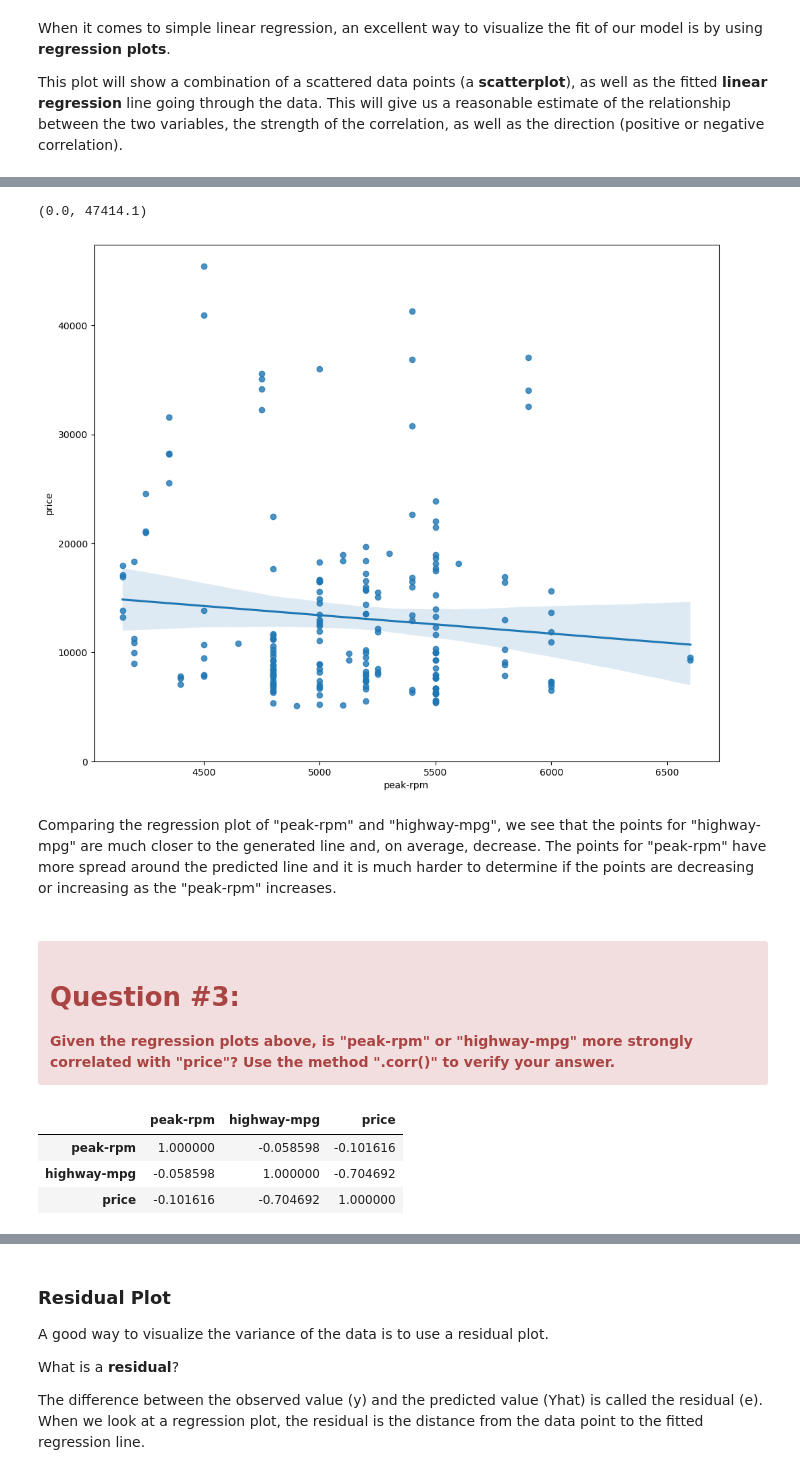
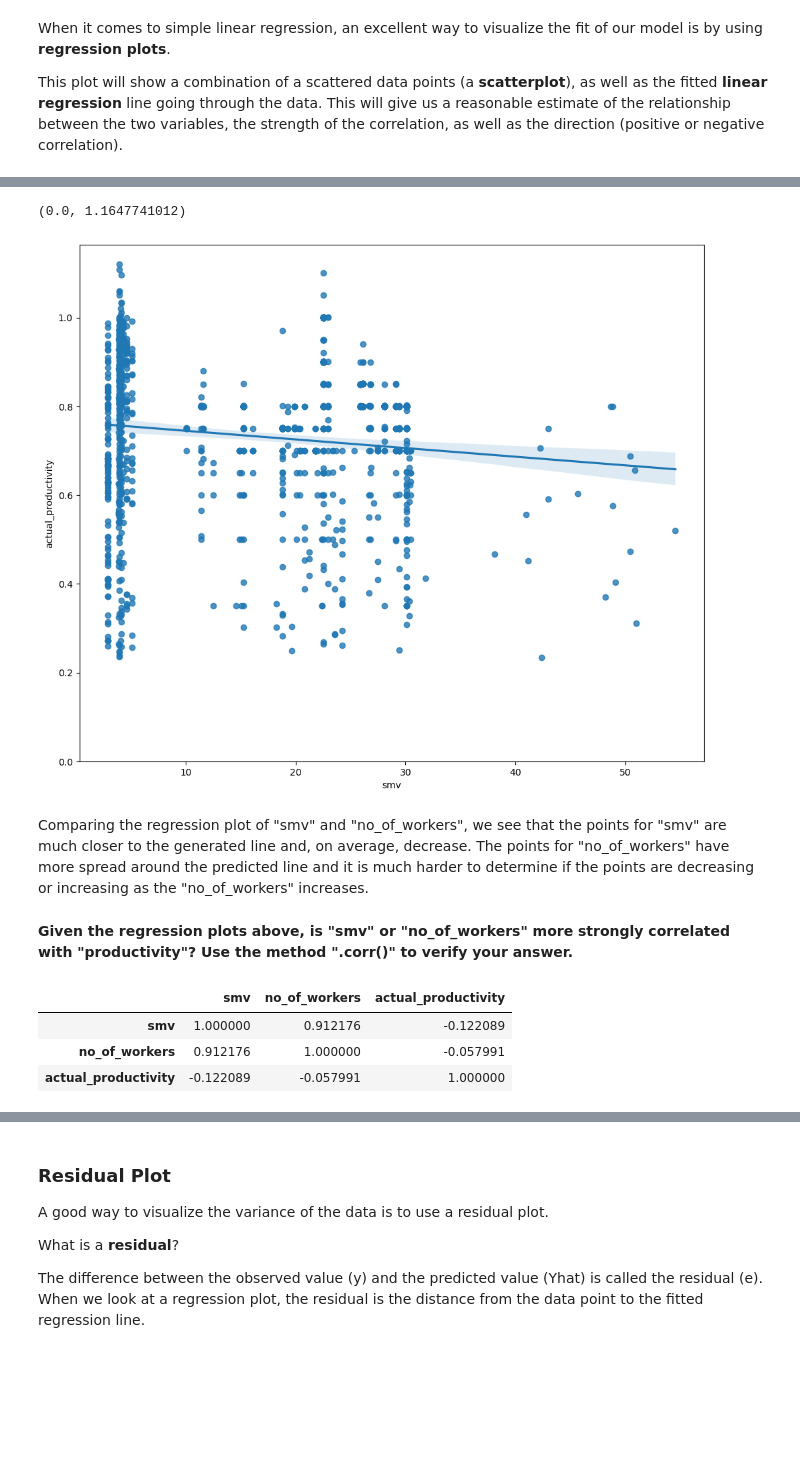
Before and after one commit to irenediaz1974/Portfolio2023, a Jupyter notebook: Textil Project/Model_Development.ipynb, the cells around one changed output, grey strips where cells are left out. Cells and saved outputs as stored; diff of their text form; code cells hidden in the pictures; blank space fills up the shorter version.

```diff
--- a/Textil Project/Model_Development.ipynb
+++ b/Textil Project/Model_Development.ipynb
@@ -367,22 +229,20 @@ Let's compare this plot to the regression plot of "peak-rpm".</p>
 # %%
 plt.figure(figsize=(width, height))
-sns.regplot(x="peak-rpm", y="price", data=df)
+sns.regplot(x="smv", y="actual_productivity", data=df_garments)
 plt.ylim(0,)
 # %% [output]
-(0.0, 47414.1)
+(0.0, 1.1647741012)
-[figure, old version]
+[figure, new version]
 # %% [markdown]
-<p>Comparing the regression plot of "peak-rpm" and "highway-mpg", we see that the points for "highway-mpg" are much closer to the generated line and, on average, decrease. The points for "peak-rpm" have more spread around the predicted line and it is much harder to determine if the points are decreasing or increasing as the "peak-rpm" increases.</p>
+<p>Comparing the regression plot of "smv" and "no_of_workers", we see that the points for "smv" are much closer to the generated line and, on average, decrease. The points for "no_of_workers" have more spread around the predicted line and it is much harder to determine if the points are decreasing or increasing as the "no_of_workers" increases.</p>
 # %% [markdown]
-<div class="alert alert-danger alertdanger" style="margin-top: 20px">
-<h1>Question #3:</h1>
-<b>Given the regression plots above, is "peak-rpm" or "highway-mpg" more strongly correlated with "price"? Use the method  ".corr()" to verify your answer.</b>
-</div>
+
+<b>Given the regression plots above, is "smv" or "no_of_workers" more strongly correlated with "productivity"? Use the method  ".corr()" to verify your answer.</b>
 # %%
 # Write your code below and press Shift+Enter to execute
-df[["peak-rpm","highway-mpg","price"]].corr()
+df_garments[["smv","no_of_workers","actual_productivity"]].corr()
 # %% [output]
-|  | peak-rpm | highway-mpg | price |
-| peak-rpm | 1.000000 | -0.058598 | -0.101616 |
-| highway-mpg | -0.058598 | 1.000000 | -0.704692 |
-| price | -0.101616 | -0.704692 | 1.000000 |
+|  | smv | no_of_workers | actual_productivity |
+| smv | 1.000000 | 0.912176 | -0.122089 |
+| no_of_workers | 0.912176 | 1.000000 | -0.057991 |
+| actual_productivity | -0.122089 | -0.057991 | 1.000000 |
```
Also changed, not shown: parts of 40 cells of this notebook.
